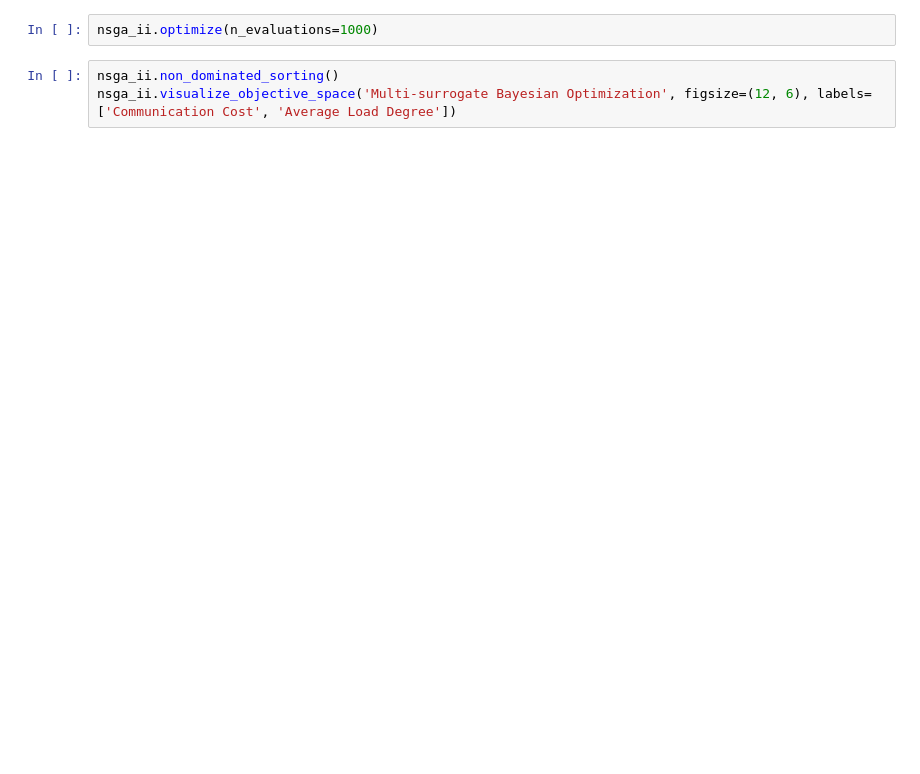
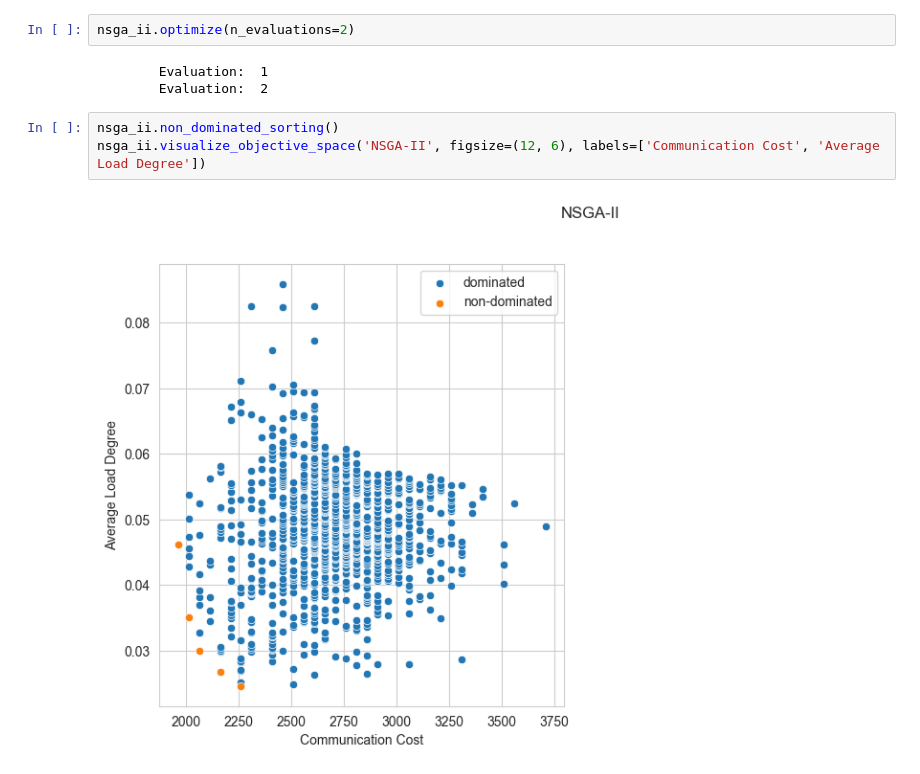
Before and after one commit to dathd6/NoC-Design-Optimization, a Jupyter notebook: notebook.ipynb, the cells around one changed output. Drawn from its saved outputs; the diff is of its cells as text; blank space fills up the shorter version.

```diff
--- a/notebook.ipynb
+++ b/notebook.ipynb
@@ -48,7 +50,12 @@ nsga_ii.population[0].visualize_NoC()
 # %%
-nsga_ii.optimize(n_evaluations=1000)
+nsga_ii.optimize(n_evaluations=2)
+# %% [output]
+        Evaluation:  1
+        Evaluation:  2
 # %%
 nsga_ii.non_dominated_sorting()
-nsga_ii.visualize_objective_space('Multi-surrogate Bayesian Optimization', figsize=(12, 6), labels=['Communication Cost', 'Average Load Degree'])
+nsga_ii.visualize_objective_space('NSGA-II', figsize=(12, 6), labels=['Communication Cost', 'Average Load Degree'])
+# %% [output]
+[figure, added]
 # %%
 nsga_ii.population[nsga_ii.pareto_fronts[0]][0].visualize_NoC()
```
Also changed, not shown: parts of 21 cells of this notebook, 8 other files.
